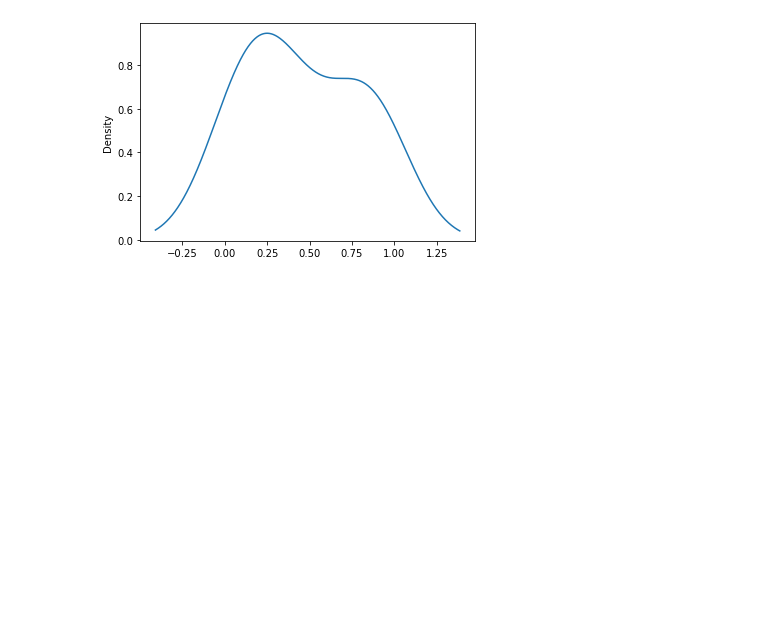
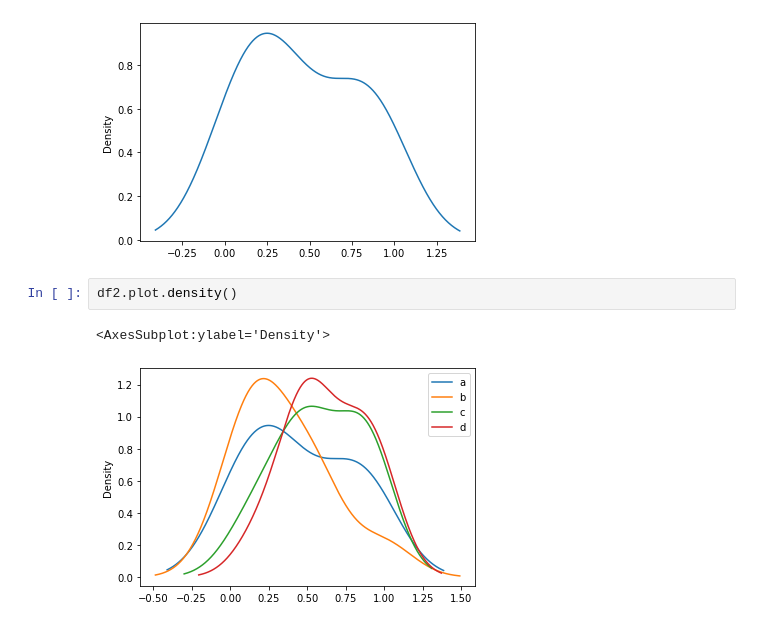
Before and after one commit to AndrewReusche/Python-for-Data-Science-and-Machine-Learning-Bootcamp, a Jupyter notebook: 07-Pandas-Built-in-Data-Viz/Lesson 56 Pandas Built in data visualization real.ipynb, the cells around one changed output. Drawn from its saved outputs; the diff is of its cells as text; blank space fills up the shorter version.

```diff
--- a/07-Pandas-Built-in-Data-Viz/Lesson 56 Pandas Built in data visualization real.ipynb
+++ b/07-Pandas-Built-in-Data-Viz/Lesson 56 Pandas Built in data visualization real.ipynb
@@ -203,3 +203,8 @@ df2['a'].plot.density()
 # %% [output]
 <AxesSubplot:ylabel='Density'>
 [figure]
+# %%
+df2.plot.density()
+# %% [output]
+<AxesSubplot:ylabel='Density'>
+[figure, added]
```
